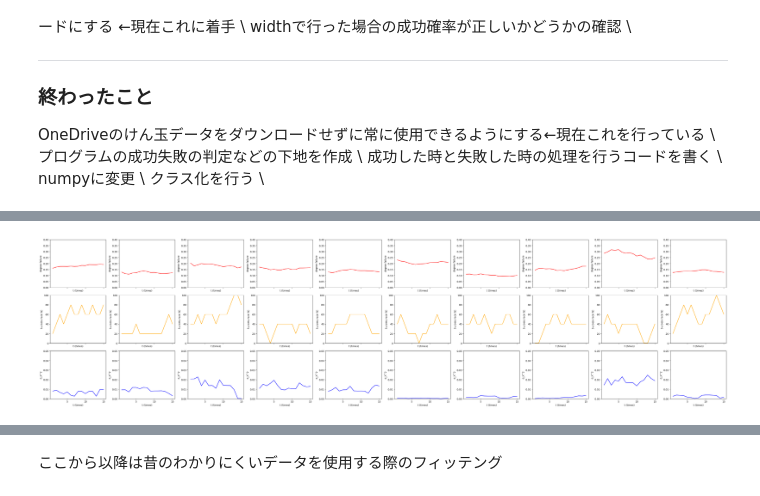
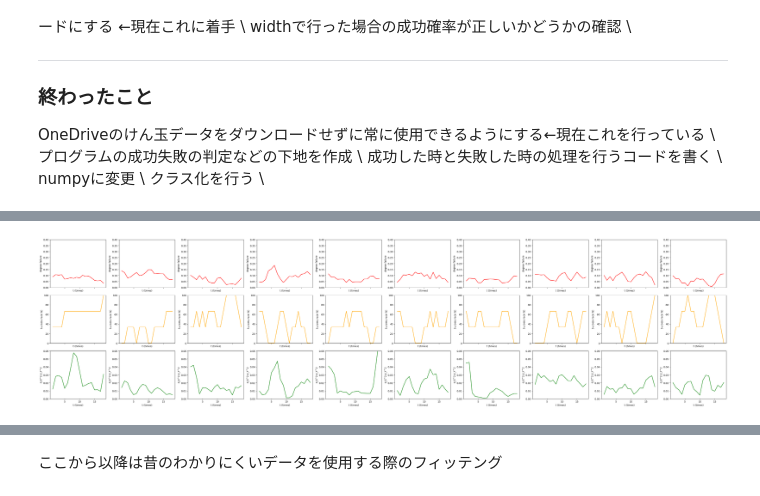
Before and after one commit to kotatakehara/Self-efficacy, a Jupyter notebook: Fact_data_process.ipynb, the cells around one changed output, grey strips where cells are left out. Cells and saved outputs as stored; diff of their text form; code cells hidden in the pictures.

```diff
--- a/Fact_data_process.ipynb
+++ b/Fact_data_process.ipynb
@@ -209,9 +224,9 @@ class Kendama_show(Kendama_analyze):
     data_dict = {
         "degree failure": {"data": A_Abs_degree_failure_L, "color": 'r', "ylabel": 'degree failure', "ylim": (0, 0.4)},
         "Success rate(%)": {"data": A_srate_L, "color": 'orange', "ylabel": 'Success rate(%)', "ylim": (0, 100)},
+        "σ_X,σ_Y": {"data": abs(A_dispersion_L[:,:,0]+A_dispersion_L[:,:,1]), "color": 'green', "ylabel": 'σ_X^2,σ_Y^2', "ylim": (0, 0.06)},
         "σ_X^2": {"data": A_dispersion_L[:,:,0], "color": 'b', "ylabel": 'σ_X^2', "ylim": (0, 0.05)},
         "σ_Y^2": {"data": A_dispersion_L[:,:,1], "color": 'b', "ylabel": 'σ_Y^2', "ylim": (0, 0.05)},
-        "σ_X^2,σ_Y^2": {"data": abs(np.sqrt(A_dispersion_L[:,:,0]+A_dispersion_L[:,:,1])), "color": 'green', "ylabel": 'σ_X^2,σ_Y^2', "ylim": (0, 0.3)}
 
     }
 
@@ -224,7 +239,7 @@ class Kendama_show(Kendama_analyze):
           axs[j, i].plot(A_x_L[i], props["data"][i], color=props["color"])
           axs[j, i].set_ylabel(props["ylabel"])
           axs[j, i].set_ylim(props["ylim"])
-          axs[j, i].set_xticks(np.arange(1*(5//division), 5*(5//division) - width, 1*(5//division)))
+          axs[j, i].set_xticks(list(range(5, len(A_x_L[i]), 5)))
 
           # if division == 5:
           #   axs[j, i].set_xticks(np.arange(1, 5*division+1, division))  # [1, 2, 3, 4] if division=5
@@ -234,8 +249,8 @@ class Kendama_show(Kendama_analyze):
           axs[j, i].set_xlabel("t (times)")
 
     plt.tight_layout()
-    # plt.savefig(f"data_fitting_10.png")
-    # files.download(f'data_fitting_10.png')
+    # plt.savefig(f"data_fitting_average.pdf")
+    # files.download(f'data_fitting_average.pdf')
     plt.show()
 # %%
 original_pattern = '/content/drive/MyDrive/kendama_202310_inamura/id01_self/*.csv'
@@ -262,14 +277,14 @@ inamura_data_show.show_result(A_x_L, A_p_L, A_dispersion_L, A_Abs_degree_failure
 # %%
 original_pattern = '/content/drive/MyDrive/kendama_202310_inamura/id01_self/*.csv'
 number_people = 10
 inamura_data_show = Kendama_show(original_pattern, number_people)
 division = 1
-width = 5
+width = 3
 A_x_L, A_p_L, A_dispersion_L, A_Abs_degree_failure_L, A_srate_L = inamura_data_show.make_result(division, "divided", width)
 column = 3
 inamura_data_show.show_result(A_x_L, A_p_L, A_dispersion_L, A_Abs_degree_failure_L, A_srate_L, column, division, width)
 # %% [output]
-[figure, old version]
+[figure, new version]
 # %%
 original_pattern = '/content/drive/MyDrive/kendama_202310_inamura/id01_self/*.csv'
 number_people = 10
```
Also changed, not shown: parts of 14 cells of this notebook.
